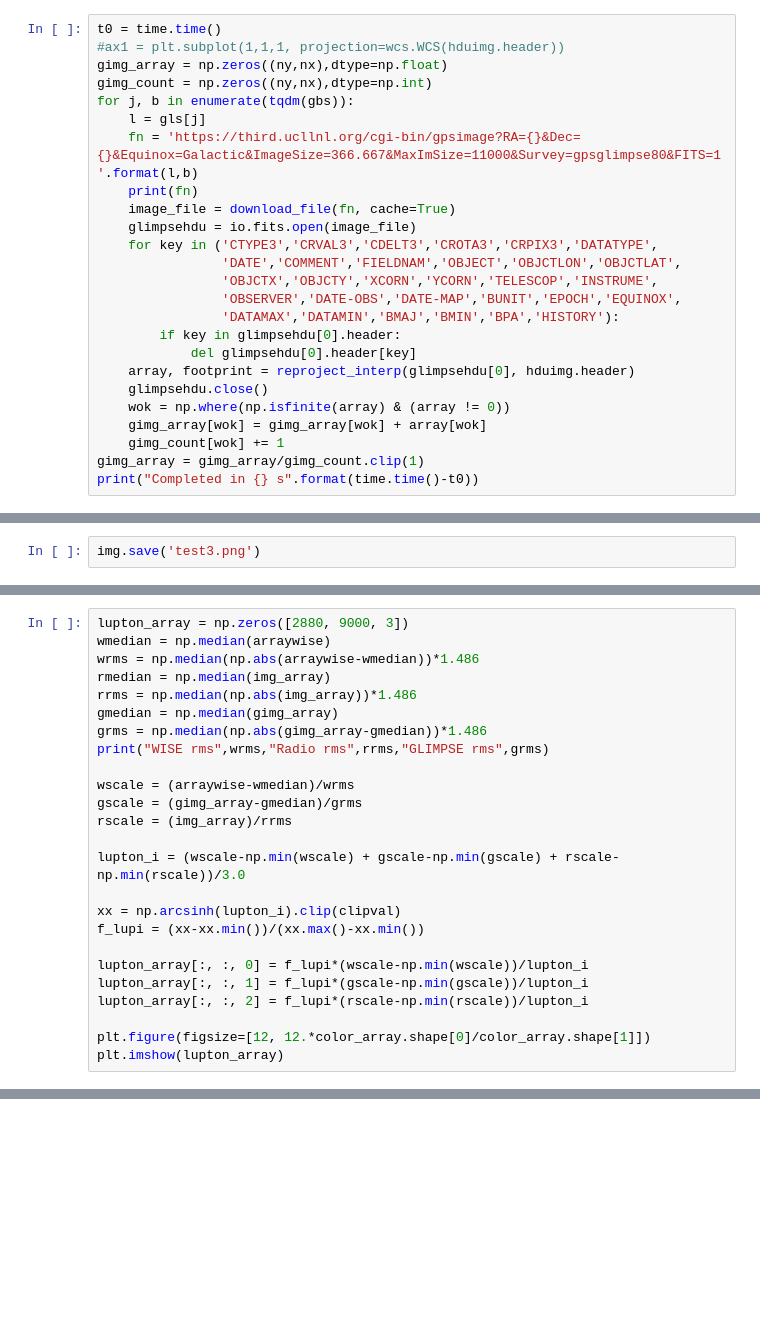
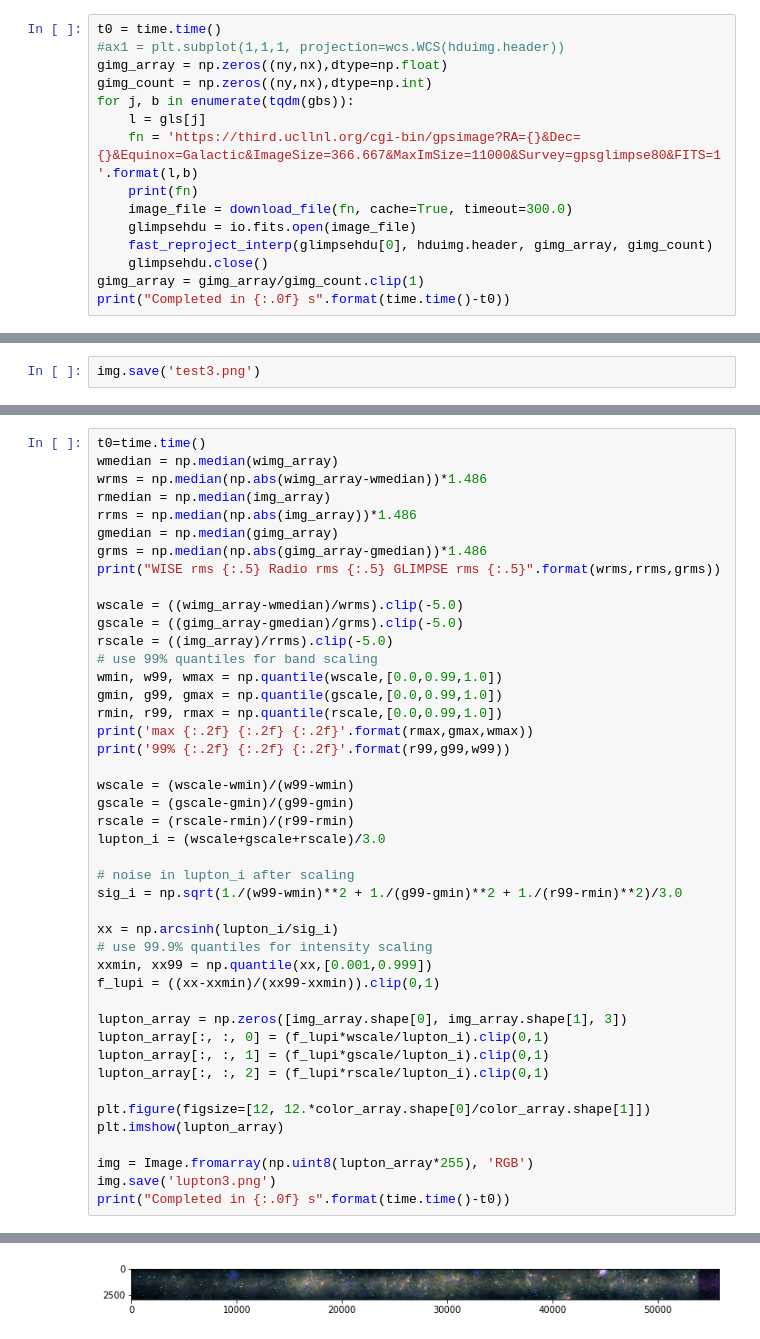
Before and after one commit to jegpeek/bigplaneimage, a Jupyter notebook: make_a_big_plane_image.ipynb, the cells around one changed output, grey strips where cells are left out. Saved outputs shown, nothing was run; the diff lists cells and outputs as text; blank space fills up the shorter version.

```diff
--- a/make_a_big_plane_image.ipynb
+++ b/make_a_big_plane_image.ipynb
@@ -229,20 +355,10 @@ for j, b in enumerate(tqdm(gbs)):
     l = gls[j]
     fn = 'https://third.ucllnl.org/cgi-bin/gpsimage?RA={}&Dec={}&Equinox=Galactic&ImageSize=366.667&MaxImSize=11000&Survey=gpsglimpse80&FITS=1'.format(l,b)
     print(fn)
-    image_file = download_file(fn, cache=True)
+    image_file = download_file(fn, cache=True, timeout=300.0)
     glimpsehdu = io.fits.open(image_file)
-    for key in ('CTYPE3','CRVAL3','CDELT3','CROTA3','CRPIX3','DATATYPE',
-                'DATE','COMMENT','FIELDNAM','OBJECT','OBJCTLON','OBJCTLAT',
-                'OBJCTX','OBJCTY','XCORN','YCORN','TELESCOP','INSTRUME',
-                'OBSERVER','DATE-OBS','DATE-MAP','BUNIT','EPOCH','EQUINOX',
-                'DATAMAX','DATAMIN','BMAJ','BMIN','BPA','HISTORY'):
-        if key in glimpsehdu[0].header:
-            del glimpsehdu[0].header[key]
-    array, footprint = reproject_interp(glimpsehdu[0], hduimg.header)
+    fast_reproject_interp(glimpsehdu[0], hduimg.header, gimg_array, gimg_count)
     glimpsehdu.close()
-    wok = np.where(np.isfinite(array) & (array != 0))
-    gimg_array[wok] = gimg_array[wok] + array[wok]
-    gimg_count[wok] += 1
 gimg_array = gimg_array/gimg_count.clip(1)
-print("Completed in {} s".format(time.time()-t0))
+print("Completed in {:.0f} s".format(time.time()-t0))
 # %% [output]
@@ -294,26 +423,45 @@ Lupton et al. 2004 is ugly!
 # %%
-lupton_array = np.zeros([2880, 9000, 3])
-wmedian = np.median(arraywise)
-wrms = np.median(np.abs(arraywise-wmedian))*1.486
+t0=time.time()
+wmedian = np.median(wimg_array)
+wrms = np.median(np.abs(wimg_array-wmedian))*1.486
 rmedian = np.median(img_array)
 rrms = np.median(np.abs(img_array))*1.486
 gmedian = np.median(gimg_array)
 grms = np.median(np.abs(gimg_array-gmedian))*1.486
-print("WISE rms",wrms,"Radio rms",rrms,"GLIMPSE rms",grms)
+print("WISE rms {:.5} Radio rms {:.5} GLIMPSE rms {:.5}".format(wrms,rrms,grms))
 
-wscale = (arraywise-wmedian)/wrms
-gscale = (gimg_array-gmedian)/grms
-rscale = (img_array)/rrms
+wscale = ((wimg_array-wmedian)/wrms).clip(-5.0)
+gscale = ((gimg_array-gmedian)/grms).clip(-5.0)
+rscale = ((img_array)/rrms).clip(-5.0)
+# use 99% quantiles for band scaling
+wmin, w99, wmax = np.quantile(wscale,[0.0,0.99,1.0])
+gmin, g99, gmax = np.quantile(gscale,[0.0,0.99,1.0])
+rmin, r99, rmax = np.quantile(rscale,[0.0,0.99,1.0])
+print('max {:.2f} {:.2f} {:.2f}'.format(rmax,gmax,wmax))
+print('99% {:.2f} {:.2f} {:.2f}'.format(r99,g99,w99))
 
-lupton_i = (wscale-np.min(wscale) + gscale-np.min(gscale) + rscale-np.min(rscale))/3.0
+wscale = (wscale-wmin)/(w99-wmin)
+gscale = (gscale-gmin)/(g99-gmin)
+rscale = (rscale-rmin)/(r99-rmin)
+lupton_i = (wscale+gscale+rscale)/3.0
 
-xx = np.arcsinh(lupton_i).clip(clipval)
-f_lupi = (xx-xx.min())/(xx.max()-xx.min())
+# noise in lupton_i after scaling
+sig_i = np.sqrt(1./(w99-wmin)**2 + 1./(g99-gmin)**2 + 1./(r99-rmin)**2)/3.0
 
-lupton_array[:, :, 0] = f_lupi*(wscale-np.min(wscale))/lupton_i
-lupton_array[:, :, 1] = f_lupi*(gscale-np.min(gscale))/lupton_i
-lupton_array[:, :, 2] = f_lupi*(rscale-np.min(rscale))/lupton_i
+xx = np.arcsinh(lupton_i/sig_i)
+# use 99.9% quantiles for intensity scaling
+xxmin, xx99 = np.quantile(xx,[0.001,0.999])
+f_lupi = ((xx-xxmin)/(xx99-xxmin)).clip(0,1)
+
+lupton_array = np.zeros([img_array.shape[0], img_array.shape[1], 3])
+lupton_array[:, :, 0] = (f_lupi*wscale/lupton_i).clip(0,1)
+lupton_array[:, :, 1] = (f_lupi*gscale/lupton_i).clip(0,1)
+lupton_array[:, :, 2] = (f_lupi*rscale/lupton_i).clip(0,1)
 
 plt.figure(figsize=[12, 12.*color_array.shape[0]/color_array.shape[1]])
 plt.imshow(lupton_array)
+
+img = Image.fromarray(np.uint8(lupton_array*255), 'RGB')
+img.save('lupton3.png')
+print("Completed in {:.0f} s".format(time.time()-t0))
 # %% [output]
@@ -320,0 +472 @@ NameError: name 'arraywise' is not defined
+[figure, added]
```
Also changed, not shown: parts of 14 cells of this notebook.
